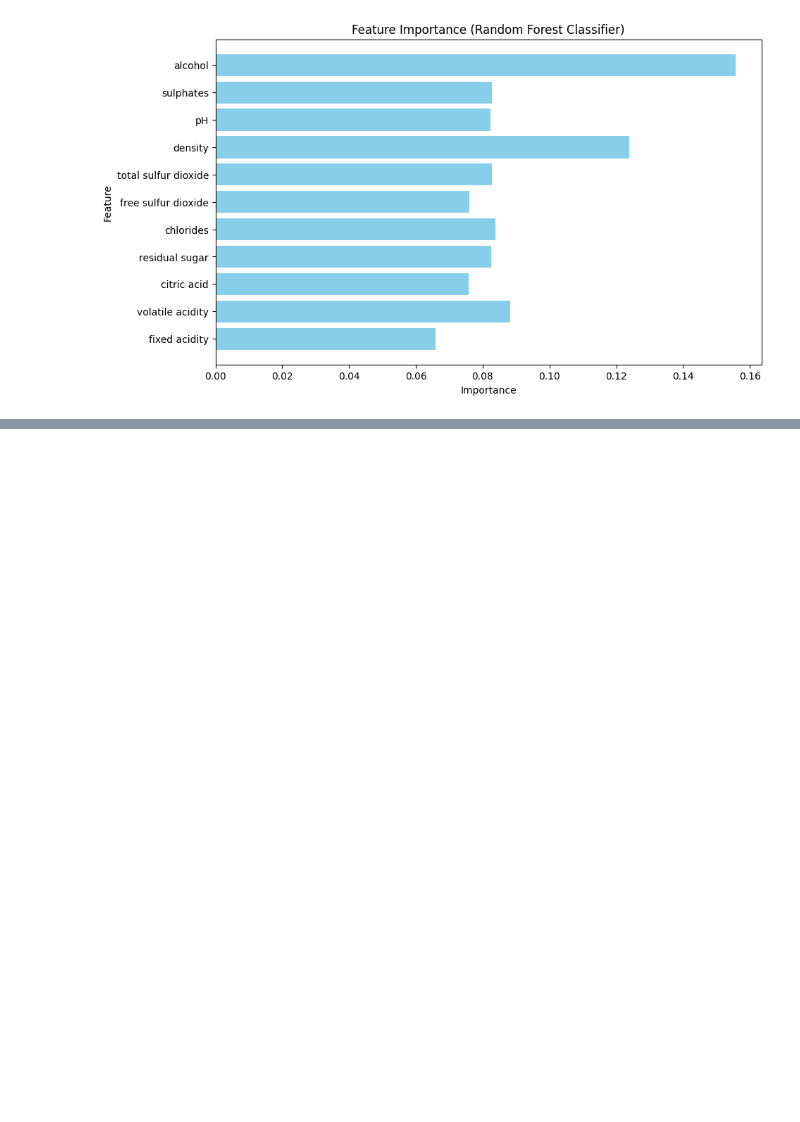
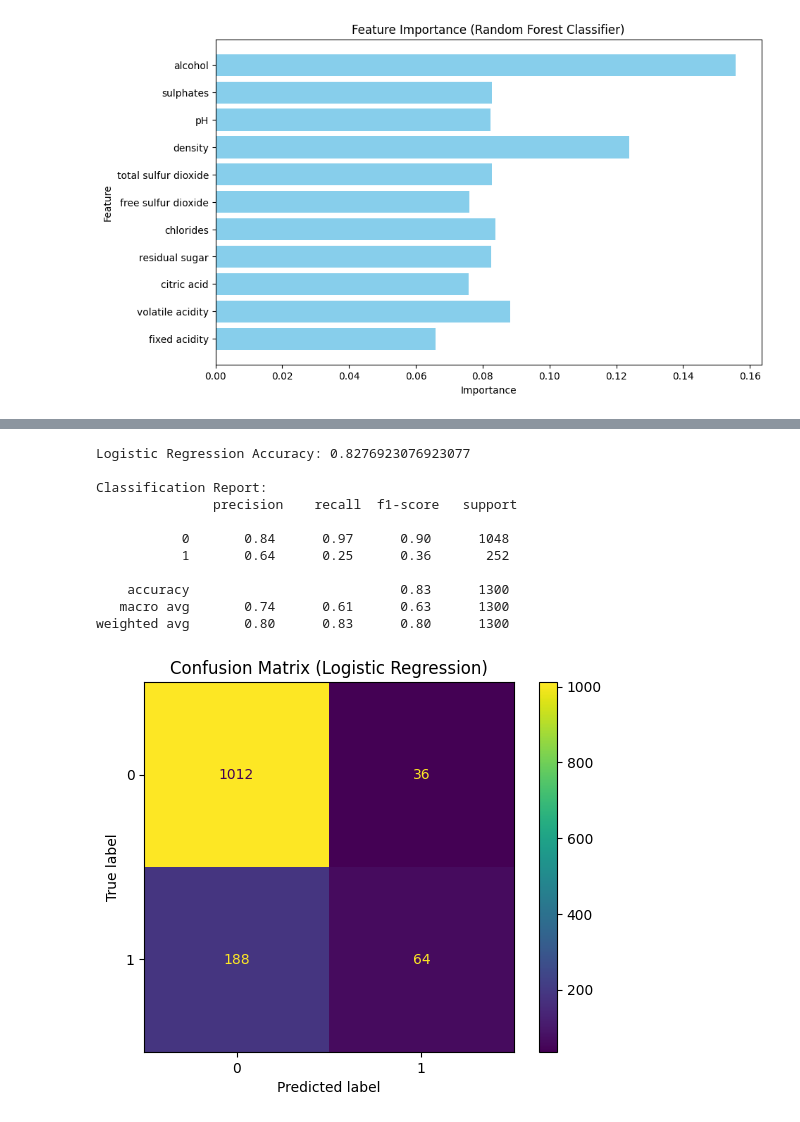
Before and after one commit to noahsaa100/Wine-Analysis, a Jupyter notebook: wine_analysis.ipynb, the cells around one changed output, grey strips where cells are left out. Drawn from its saved outputs; the diff is of its cells as text; code cells hidden in the pictures; blank space fills up the shorter version.

```diff
--- a/wine_analysis.ipynb
+++ b/wine_analysis.ipynb
@@ -523,0 +532,32 @@ plt.show()
+# %%
+from sklearn.linear_model import LogisticRegression
+from sklearn.metrics import accuracy_score, classification_report, ConfusionMatrixDisplay
+
+# Train a Logistic Regression model
+log_reg = LogisticRegression(random_state=42, max_iter=1000)
+log_reg.fit(X_train, y_train)
+
+# Make predictions
+y_pred_log = log_reg.predict(X_test)
+
+# Evaluate the model
+print("Logistic Regression Accuracy:", accuracy_score(y_test, y_pred_log))
+print("\nClassification Report:\n", classification_report(y_test, y_pred_log))
+
+# Plot confusion matrix
+ConfusionMatrixDisplay.from_estimator(log_reg, X_test, y_test)
+plt.title("Confusion Matrix (Logistic Regression)")
+plt.show()
+# %% [output]
+Logistic Regression Accuracy: 0.8276923076923077
+
+Classification Report:
+               precision    recall  f1-score   support
+
+           0       0.84      0.97      0.90      1048
+           1       0.64      0.25      0.36       252
+
+    accuracy                           0.83      1300
+   macro avg       0.74      0.61      0.63      1300
+weighted avg       0.80      0.83      0.80      1300
+[figure, added]
```
Also changed, not shown: parts of 3 cells of this notebook.
